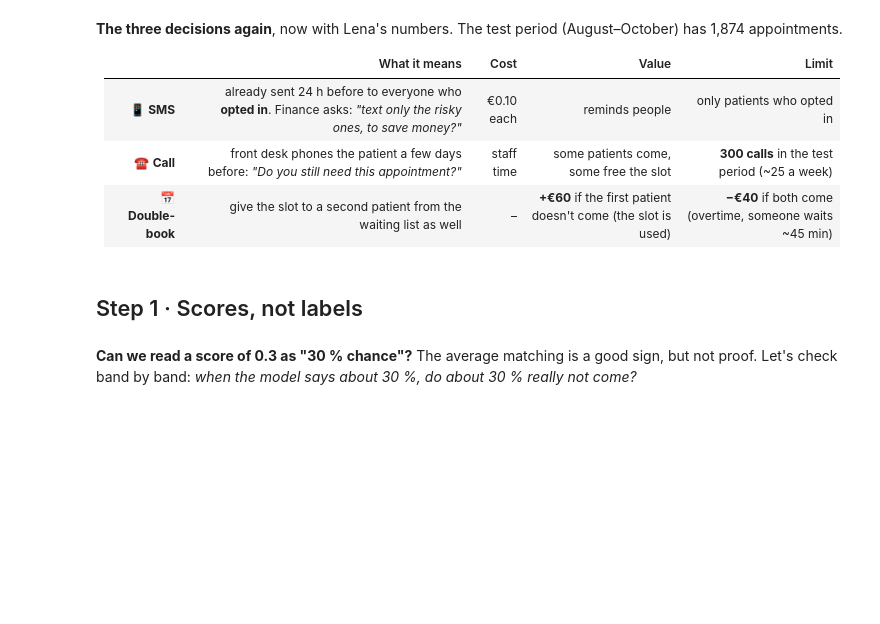
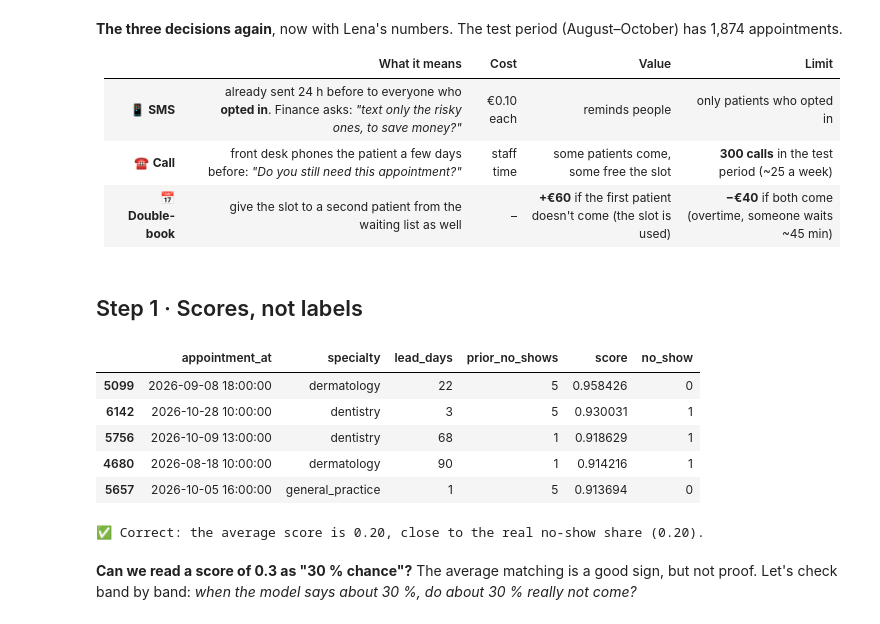
Before and after one commit to andrioliserena/hands_on_ml, a Jupyter notebook: 2_from_score_to_policy.ipynb, the cells around one changed output. Saved outputs shown, nothing was run; the diff lists cells and outputs as text; code cells hidden in the pictures; blank space fills up the shorter version.

```diff
--- a/2_from_score_to_policy.ipynb
+++ b/2_from_score_to_policy.ipynb
@@ -73,7 +76,20 @@ test[["appointment_at", "specialty", "lead_days", "prior_no_shows", "score", "no
+# %%
+## Get the no-show SCORE (probability of class 1) for every test appointment
+test["score"] = model.predict_proba(test[numeric + categorical])[:, 1]
+test[["appointment_at", "specialty", "lead_days", "prior_no_shows", "score", "no_show"]].sort_values("score", ascending=False).head()
+# %% [output]
+|  | appointment_at | specialty | lead_days | prior_no_shows | score | no_show |
+| 5099 | 2026-09-08 18:00:00 | dermatology | 22 | 5 | 0.958426 | 0 |
+| 6142 | 2026-10-28 10:00:00 | dentistry | 3 | 5 | 0.930031 | 1 |
+| 5756 | 2026-10-09 13:00:00 | dentistry | 68 | 1 | 0.918629 | 1 |
+| 4680 | 2026-08-18 10:00:00 | dermatology | 90 | 1 | 0.914216 | 1 |
+| 5657 | 2026-10-05 16:00:00 | general_practice | 1 | 5 | 0.913694 | 0 |
 # %%
 # ✅ Check
 assert abs(test["score"].mean() - 0.2026) < 0.001, "Take column 1: the probability of a no-show"
 print("✅ Correct: the average score is 0.20, close to the real no-show share (0.20).")
+# %% [output]
+✅ Correct: the average score is 0.20, close to the real no-show share (0.20).
 # %% [markdown]
 **Can we read a score of 0.3 as "30 % chance"?** The average matching is a good sign, but not proof. Let's check band by band: *when the model says about 30 %, do about 30 % really not come?*
 # %%
```
Also changed, not shown: parts of 29 cells of this notebook, 1 other file.
